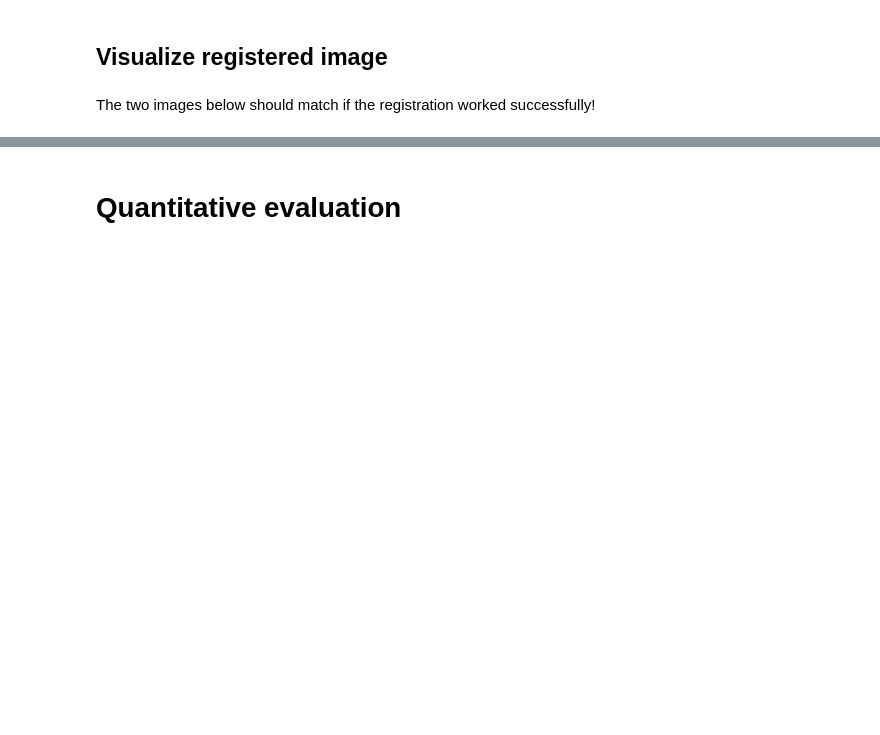
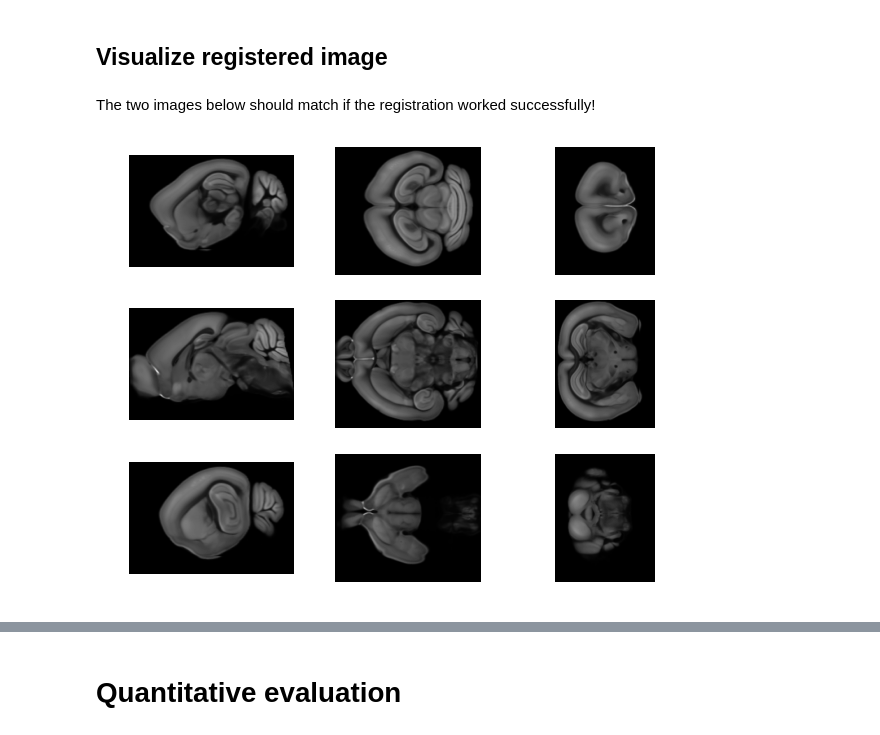
Before and after one commit to neurodata/ndreg, a Jupyter notebook: ndreg_demo_real_data.ipynb, the cells around one changed output, grey strips where cells are left out. Saved outputs shown, nothing was run; the diff lists cells and outputs as text; code cells hidden in the pictures; blank space fills up the shorter version.

```diff
--- a/ndreg_demo_real_data.ipynb
+++ b/ndreg_demo_real_data.ipynb
@@ -56,5 +61,4 @@ We want to obtain the parameters to transform the original image to the new imag
 The output of this method is the atlas registered to the raw data
 # %%
 atlas_registered = ndreg.register_brain(atlas, img_p,
-                                        params['image_modality'],
-                                        params['image_orientation'])
+                                        params['image_modality'])
@@ -63,4 +85,6 @@ atlas_registered = ndreg.register_brain(atlas, img_p,
 # %% [markdown]
 The two images below should match if the registration worked successfully!
 # %%
-ndreg.imgShow(atlas_registered)
+plotter.imgShow(atlas_registered)
+# %% [output]
+[figure, added]
```
Also changed, not shown: parts of 17 cells of this notebook, 2 other files.
